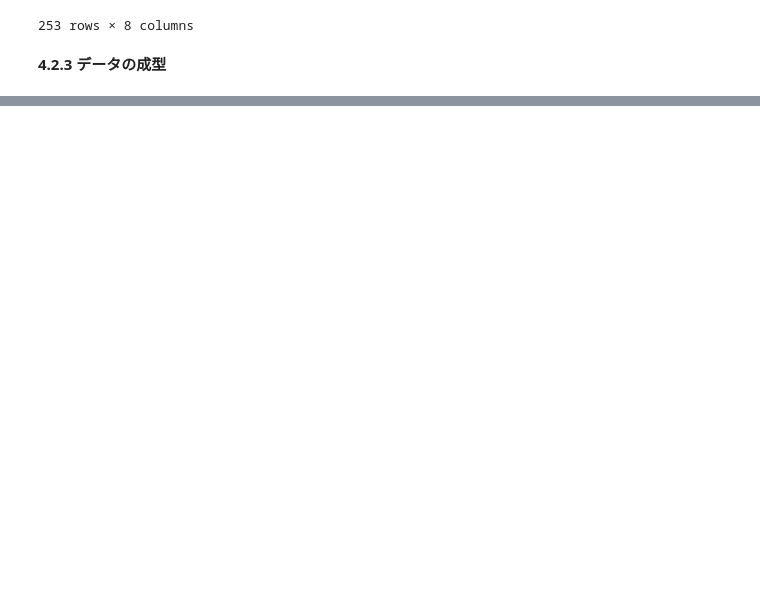
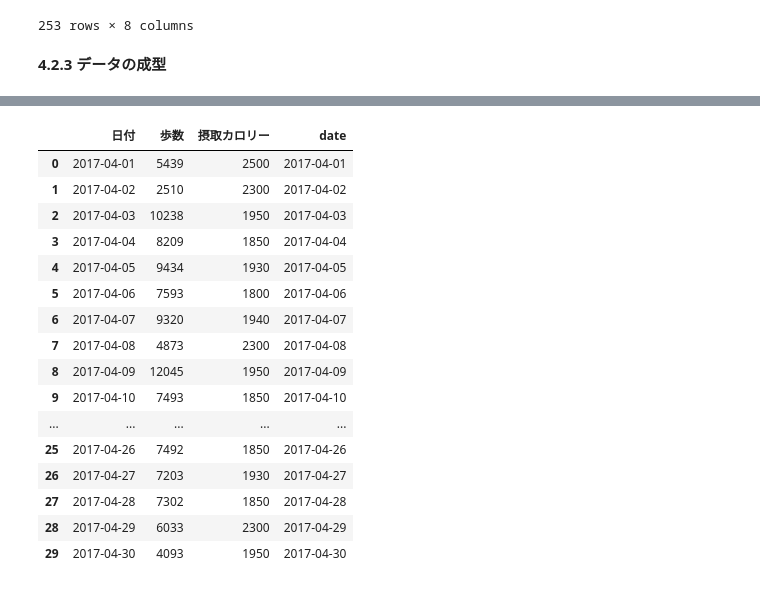
Before and after one commit to YukiNoji3/SampleCode, a Jupyter notebook: Python_DataAnalysis(pandas).ipynb, the cells around one changed output, grey strips where cells are left out. Drawn from its saved outputs; the diff is of its cells as text; code cells hidden in the pictures; blank space fills up the shorter version.

```diff
--- a/Python_DataAnalysis(pandas).ipynb
+++ b/Python_DataAnalysis(pandas).ipynb
@@ -137,0 +141,3 @@ df
+# %%
+df = pd.read_excel('/content/201704health.xlsx')
+df
@@ -137,0 +218,2 @@ df
+# %%
+df.loc[:, 'date'] = df.loc[:, '日付'].apply(pd.to_datetime)
@@ -137,0 +240,20 @@ df
+# %%
+df
+# %% [output]
+|  | 日付 | 歩数 | 摂取カロリー | date |
+| 0 | 2017-04-01 | 5439 | 2500 | 2017-04-01 |
+| 1 | 2017-04-02 | 2510 | 2300 | 2017-04-02 |
+| 2 | 2017-04-03 | 10238 | 1950 | 2017-04-03 |
+| 3 | 2017-04-04 | 8209 | 1850 | 2017-04-04 |
+| 4 | 2017-04-05 | 9434 | 1930 | 2017-04-05 |
+| 5 | 2017-04-06 | 7593 | 1800 | 2017-04-06 |
+| 6 | 2017-04-07 | 9320 | 1940 | 2017-04-07 |
+| 7 | 2017-04-08 | 4873 | 2300 | 2017-04-08 |
+| 8 | 2017-04-09 | 12045 | 1950 | 2017-04-09 |
+| 9 | 2017-04-10 | 7493 | 1850 | 2017-04-10 |
+| ... | ... | ... | ... | ... |
+| 25 | 2017-04-26 | 7492 | 1850 | 2017-04-26 |
+| 26 | 2017-04-27 | 7203 | 1930 | 2017-04-27 |
+| 27 | 2017-04-28 | 7302 | 1850 | 2017-04-28 |
+| 28 | 2017-04-29 | 6033 | 2300 | 2017-04-29 |
+| 29 | 2017-04-30 | 4093 | 1950 | 2017-04-30 |
```
Also changed, not shown: parts of 22 cells of this notebook.
